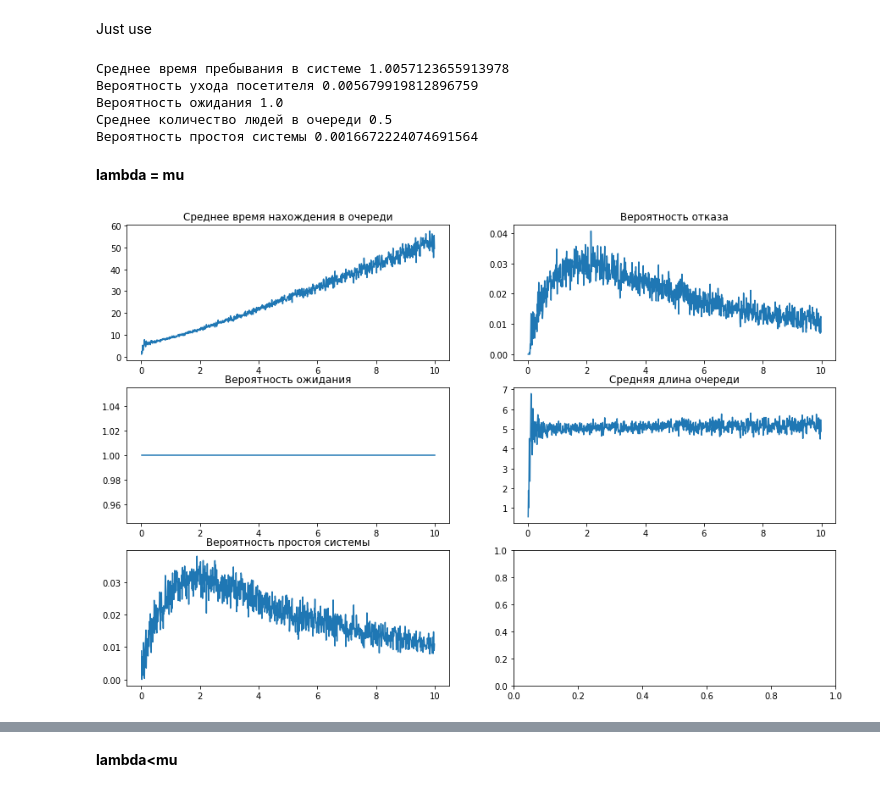
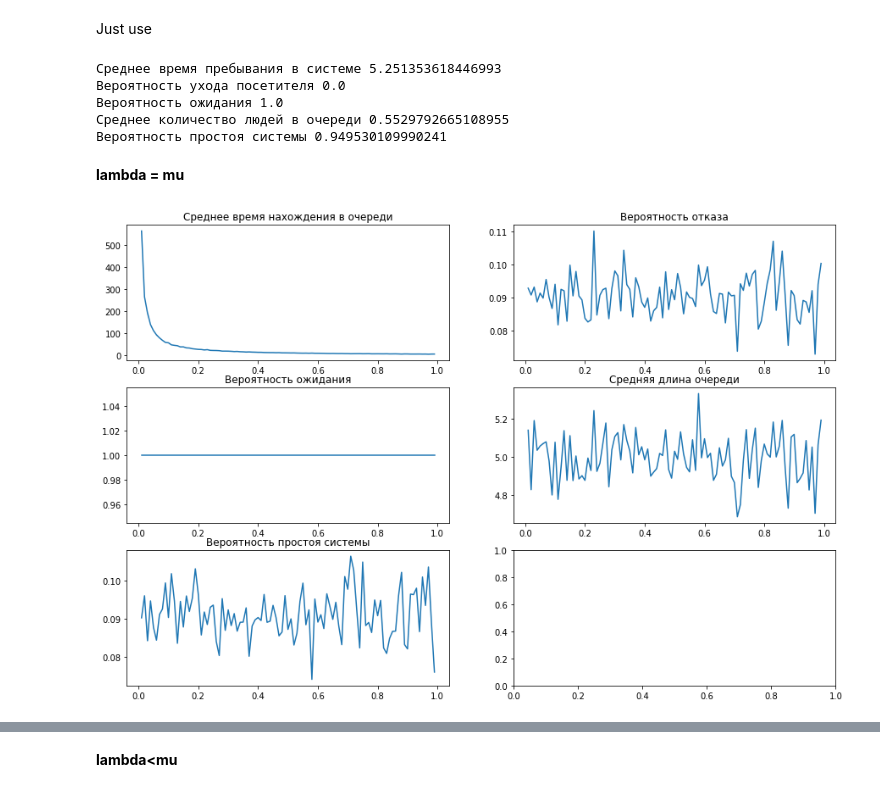
Before and after one commit to Programming-Technology-ALG/Queuing_theory, a Jupyter notebook: 123.ipynb, the cells around one changed output, grey strips where cells are left out. Drawn from its saved outputs; the diff is of its cells as text; code cells hidden in the pictures.

```diff
--- a/123.ipynb
+++ b/123.ipynb
@@ -21,26 +29,29 @@ def print_metrix(parameters, avg_t_t, lost_cust_p, waiting_cust_p, avg_len, wast
     axs[2][0].plot(parameters, wasted_t_p)
     axs[2][0].set_title('Вероятность простоя системы')
 # %%
-def get_poisson_time(param):
+def get_next_time(param):
     s = 0
     while s == 0:
-        s = np.random.poisson(param)
+        # Interval between arrivals averaging (1/param) seconds
+        s = random.expovariate(param)
     return s
 
 
-def MM1Ksimulation(capacity = 1, lmbd = 1, mu = 1, timeout = 1):
+def MM1Ksimulation(capacity = 1, lmbd:float = 1, mu:float = 1, timeout = 1):
     assert capacity, "Max length of queue should be greater than 0"
-    assert lmbd and mu, "Your model parameters lambda and mu should be greater than 0"
+    assert lmbd > 0 and mu > 0, "Your model parameters lambda and mu should be greater than 0"
     assert timeout, "Your experiment time should be greater than 0"
 
     queue, arrival_time, departure_time, num_in_q, waiting_time, wasted_time = [], [], [], [], [], []
     total_customers, lost_customers, total_served, waiting_customers = 0, 0, 0, 0
 
     # Compute time of next arrival.
-    nextArrival = get_poisson_time(lmbd)
+    nextArrival = get_next_time(lmbd)
+
+    # TODO(HabKaffee): входной поток - пуассоновский, задержка между приходами и сорвисом - экспонента ???
 
     # Compute time of next completed service.
-    nextService = nextArrival + get_poisson_time(mu)
+    nextService = nextArrival + get_next_time(mu)
 
     # Simulate the M/M/1 queue.
     timeout_start = time.time()
@@ -58,7 +69,7 @@ def MM1Ksimulation(capacity = 1, lmbd = 1, mu = 1, timeout = 1):
             else:
                 lost_customers  += 1
                 total_customers += 1
-            nextArrival += get_poisson_time(lmbd)
+            nextArrival += get_next_time(lmbd)
 
         # Next event is a service completion.
         arrival = queue.pop(0)
@@ -69,9 +80,9 @@ def MM1Ksimulation(capacity = 1, lmbd = 1, mu = 1, timeout = 1):
 
         # Update the queue.
         if not queue:
-            nextService = nextArrival + get_poisson_time(mu)
+            nextService = nextArrival + get_next_time(mu)
         else:
-            nextService = nextService + get_poisson_time(mu)
+            nextService = nextService + get_next_time(mu)
     num_of_customers = len(arrival_time)
     arrival_time = arrival_time[:len(departure_time)]
 
@@ -90,34 +101,34 @@ avg_total_time,         \
 lost_customers_prob,    \
 waiting_customers_prob, \
 avg_num_in_q,           \
-wasted_time_prob        = MM1Ksimulation(capacity = 1, lmbd = 0.003, mu = 0.01, timeout = 1)
+wasted_time_prob        = MM1Ksimulation(capacity = 250, lmbd = 1/99, mu = 1/5, timeout = 1)
 print("Среднее время пребывания в системе",avg_total_time)
 print("Вероятность ухода посетителя",lost_customers_prob)
 print("Вероятность ожидания", waiting_customers_prob)
 print("Среднее количество людей в очереди",avg_num_in_q)
 print("Вероятность простоя системы",wasted_time_prob)
 # %% [output]
-Среднее время пребывания в системе 1.0057123655913978
-Вероятность ухода посетителя 0.005679919812896759
+Среднее время пребывания в системе 5.251353618446993
+Вероятность ухода посетителя 0.0
 Вероятность ожидания 1.0
-Среднее количество людей в очереди 0.5
-Вероятность простоя системы 0.0016672224074691564
+Среднее количество людей в очереди 0.5529792665108955
+Вероятность простоя системы 0.949530109990241
 # %% [markdown]
 **lambda = mu**
 # %%
 avg_t_t, lost_cust_p, waiting_cust_p, avg_len, wasted_t_p = [], [], [], [], []
 
-parameters = np.arange(0.01, 10, 0.01)
+parameters = np.arange(0.01, 1, 0.01)
 for mu in parameters:
     lmbd = mu
     np.random.seed(int(lmbd*100))
     avg_total_time, lost_customers_prob, waiting_customers_prob, avg_num_in_q, wasted_time_prob = MM1Ksimulation(capacity = 10, lmbd = lmbd, mu = mu, timeout = 0.05)
     avg_t_t.append(avg_total_time)
     lost_cust_p.append(lost_customers_prob)
     waiting_cust_p.append(waiting_customers_prob)
     avg_len.append(avg_num_in_q)
     wasted_t_p.append(wasted_time_prob)
 
 print_metrix(parameters, avg_t_t, lost_cust_p, waiting_cust_p, avg_len, wasted_t_p)
 # %% [output]
-[figure, old version]
+[figure, new version]
```
Also changed, not shown: parts of 12 cells of this notebook.
